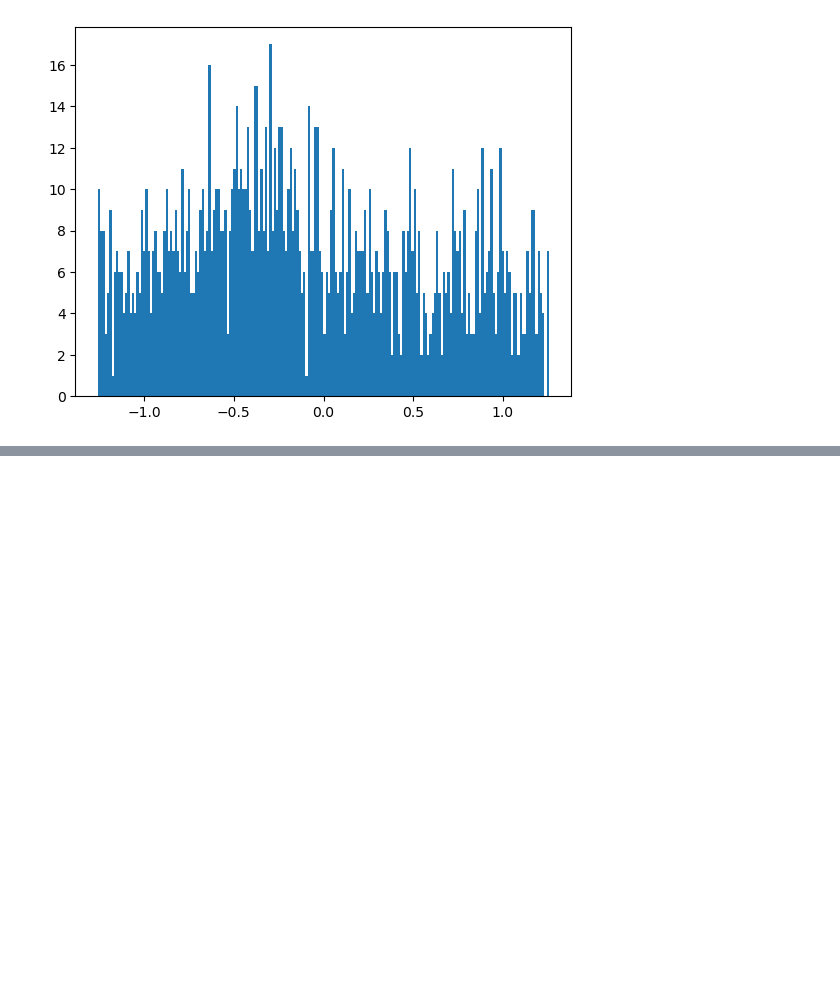
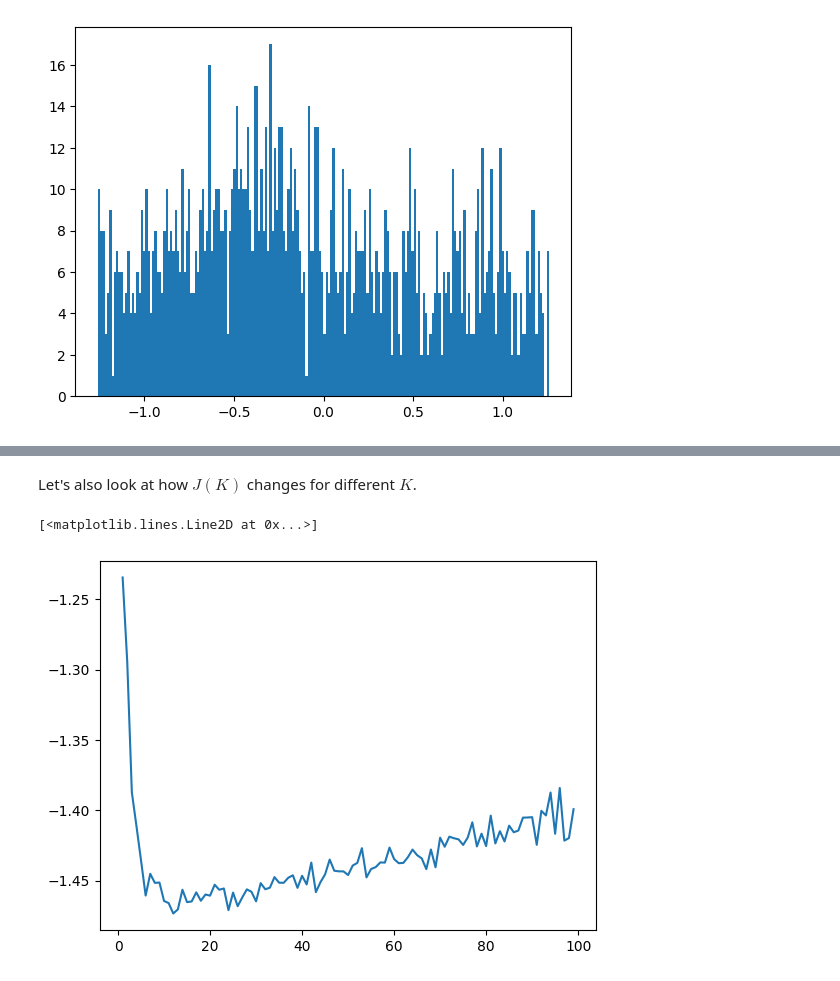
Before and after one commit to cwcurtis/MATH-596-Mathematical-Data-Science, a Jupyter notebook: Lecture_Notes/Histograms_and_Bias_Variance_Analysis.ipynb, the cells around one changed output, grey strips where cells are left out. Saved outputs shown, nothing was run; the diff lists cells and outputs as text; code cells hidden in the pictures; blank space fills up the shorter version.

```diff
--- a/Lecture_Notes/Histograms_and_Bias_Variance_Analysis.ipynb
+++ b/Lecture_Notes/Histograms_and_Bias_Variance_Analysis.ipynb
@@ -76,0 +190,13 @@ plt.hist(vals2, bins=200);
+# %% [markdown]
+Let's also look at how $J(K)$ changes for different $K$.
+# %%
+bincnts = np.arange(1,100) # Explore bin counts
+errors = np.zeros(len(bincnts))
+for jj, bincnt in enumerate(bincnts):
+    bins, hist, error = cross_val(bincnt, data)
+    errors[jj] = error
+
+plt.plot(bincnts, errors)
+# %% [output]
+[<matplotlib.lines.Line2D at 0x...>]
+[figure, added]
```
Also changed, not shown: parts of 3 cells of this notebook.
